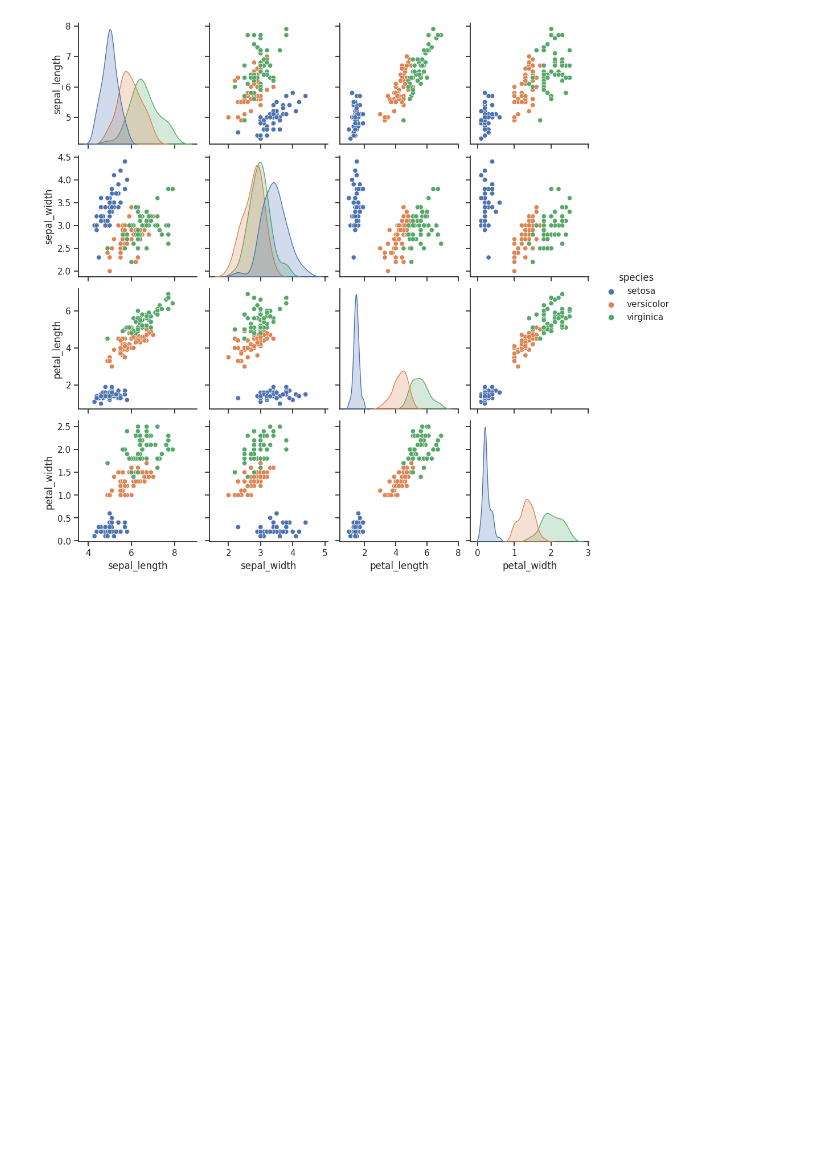
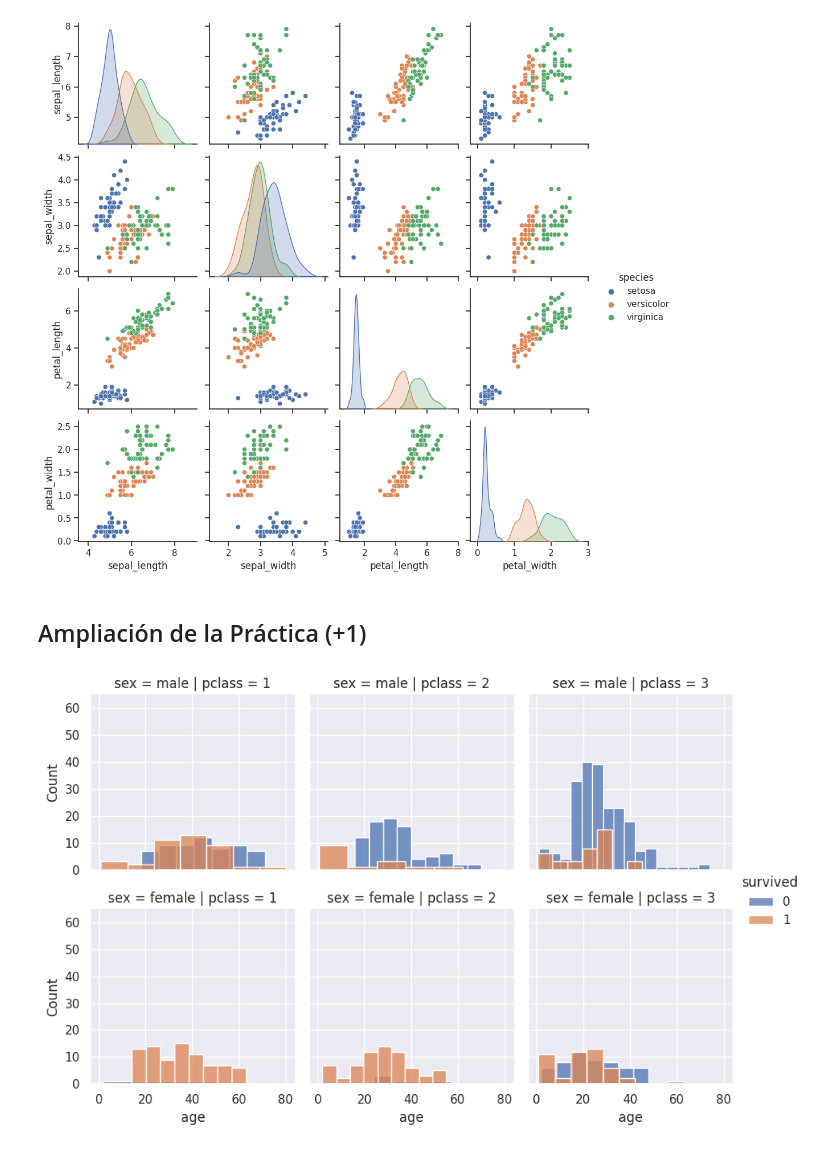
Before and after one commit to LuisRRG/08MBID-Visualizacion-AGs, a Jupyter notebook: 08MBID_AG3.ipynb, the cells around one changed output. Cells and saved outputs as stored; diff of their text form; code cells hidden in the pictures; blank space fills up the shorter version.

```diff
--- a/08MBID_AG3.ipynb
+++ b/08MBID_AG3.ipynb
@@ -193,3 +193,16 @@ sns.pairplot(df, hue="species")
 # %% [output]
 <seaborn.axisgrid.PairGrid at 0x...>
 [figure]
+# %% [markdown]
+## Ampliación de la Práctica (+1)
+# %%
+#Cambiamos la fuente
+sns.set (font_scale = 1)
+#FacetGrid - Construir una matriz de gráficos
+g = sns.FacetGrid(titanic, row='sex', col='pclass', hue="survived")
+g.map (sns.histplot, 'age', kde= False)
+g.set(ylim=(0, 65)) #Realmente eliminaria este rango fijo y lo dejaria en auto!
+g.add_legend()
+plt.show()
+# %% [output]
+[figure, added]
```
